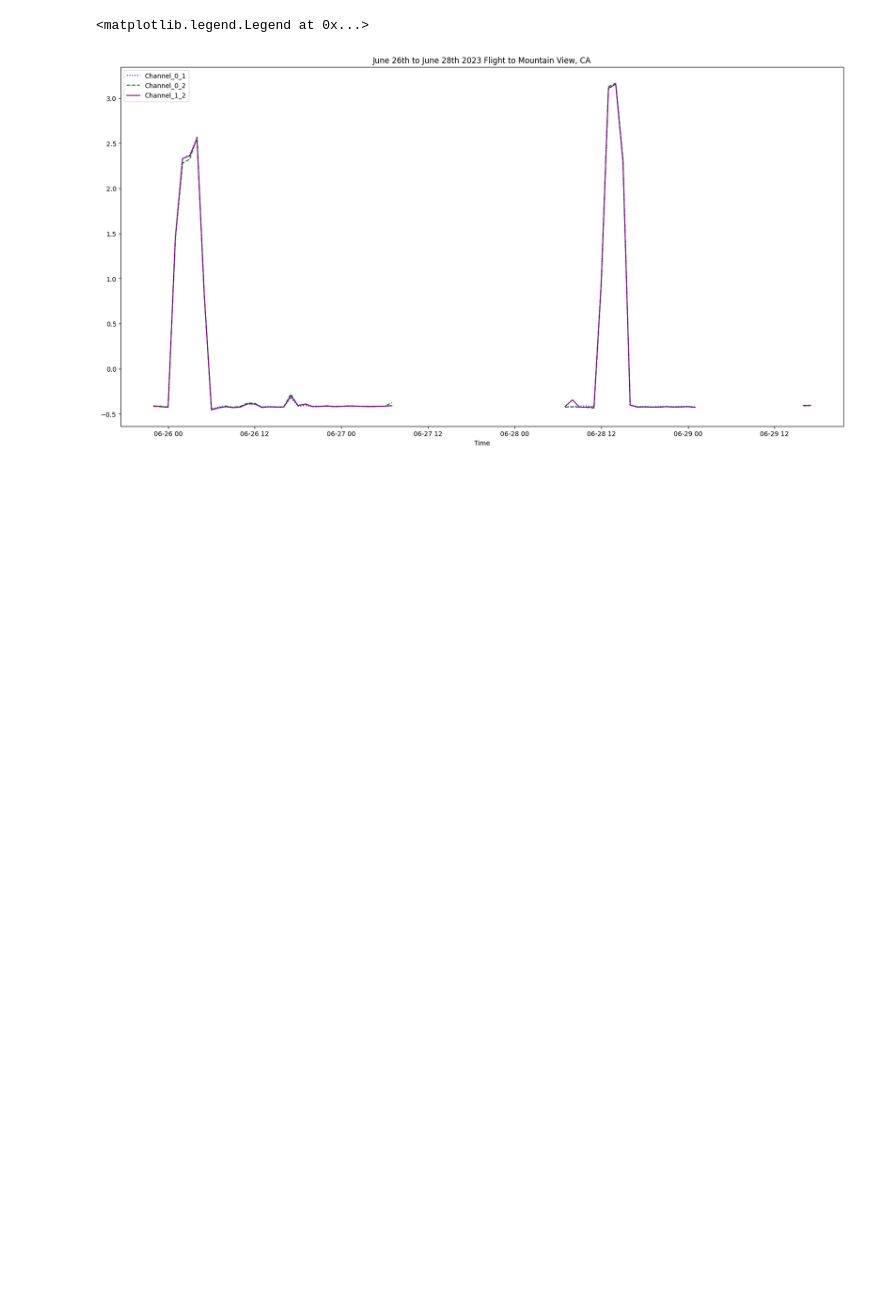
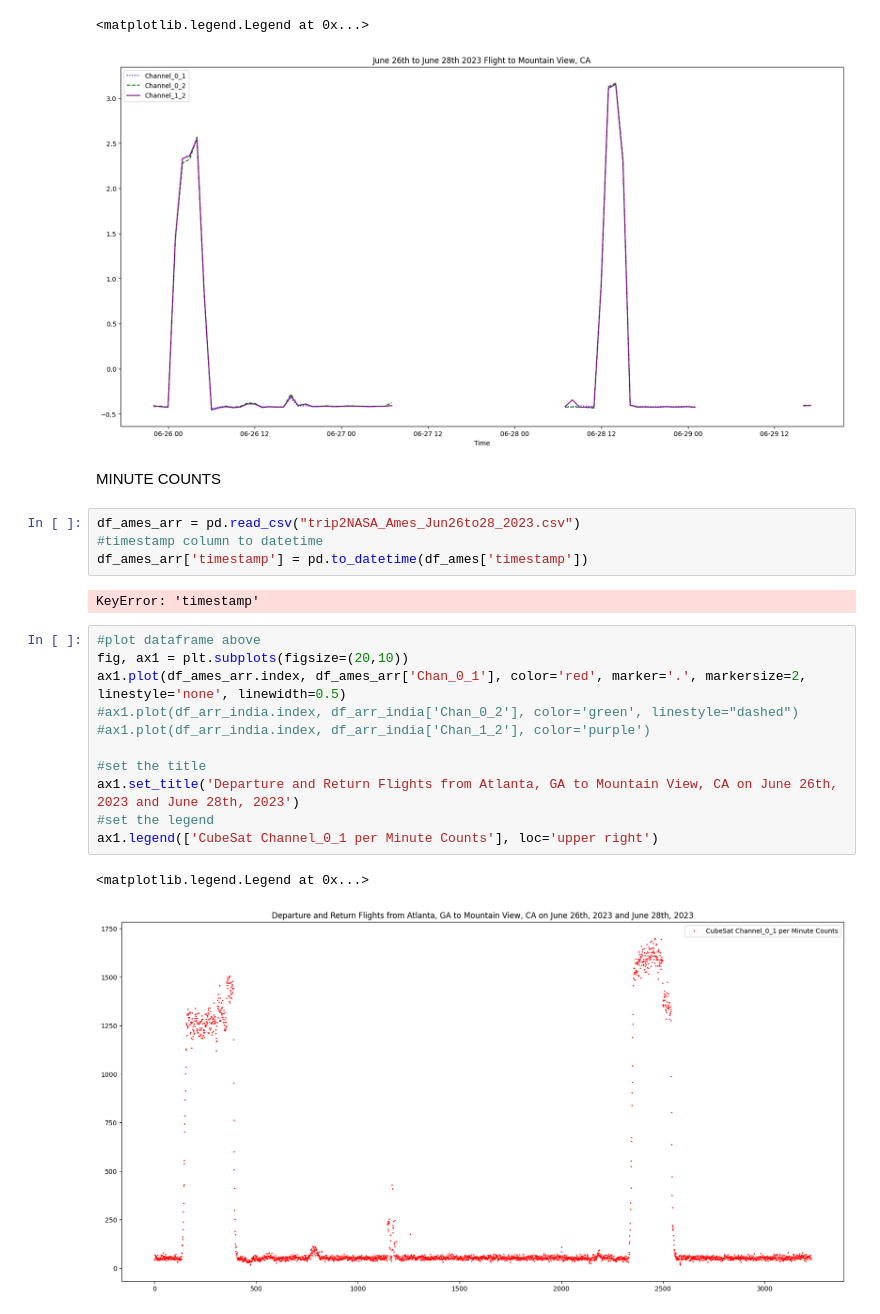
Before and after one commit to vpadgett1/cubesat_test_data, a Jupyter notebook: flights/ames_trip_data.ipynb, the cells around one changed output. Saved outputs shown, nothing was run; the diff lists cells and outputs as text; blank space fills up the shorter version.

Commit message:
updated flight graphs

```diff
--- a/flights/ames_trip_data.ipynb
+++ b/flights/ames_trip_data.ipynb
@@ -66,3 +66,25 @@ ax1.legend(['Channel_0_1', 'Channel_0_2', 'Channel_1_2'], loc='upper left')
 # %% [output]
 <matplotlib.legend.Legend at 0x...>
 [figure]
+# %% [markdown]
+MINUTE COUNTS
+# %%
+df_ames_arr = pd.read_csv("trip2NASA_Ames_Jun26to28_2023.csv")
+#timestamp column to datetime
+df_ames_arr['timestamp'] = pd.to_datetime(df_ames['timestamp'])
+# %% [output]
+KeyError: 'timestamp'
+# %%
+#plot dataframe above
+fig, ax1 = plt.subplots(figsize=(20,10))
+ax1.plot(df_ames_arr.index, df_ames_arr['Chan_0_1'], color='red', marker='.', markersize=2, linestyle='none', linewidth=0.5)
+#ax1.plot(df_arr_india.index, df_arr_india['Chan_0_2'], color='green', linestyle="dashed")
+#ax1.plot(df_arr_india.index, df_arr_india['Chan_1_2'], color='purple')
+
+#set the title
+ax1.set_title('Departure and Return Flights from Atlanta, GA to Mountain View, CA on June 26th, 2023 and June 28th, 2023')
+#set the legend
+ax1.legend(['CubeSat Channel_0_1 per Minute Counts'], loc='upper right')
+# %% [output]
+<matplotlib.legend.Legend at 0x...>
+[figure, added]
```
Also changed, not shown: 2 other files.
